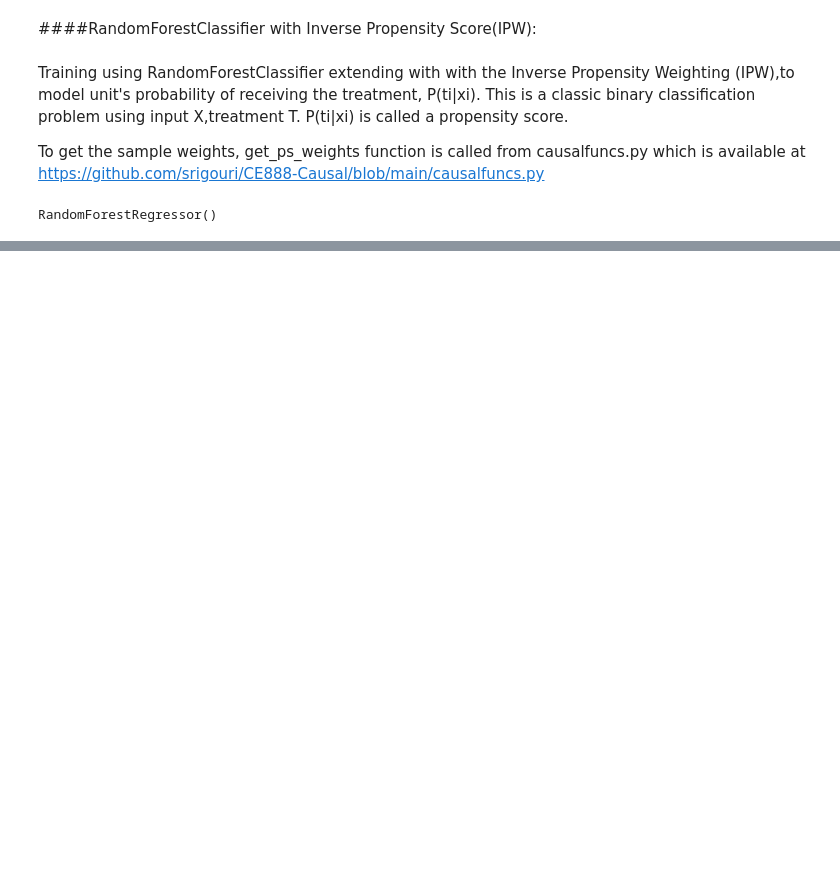
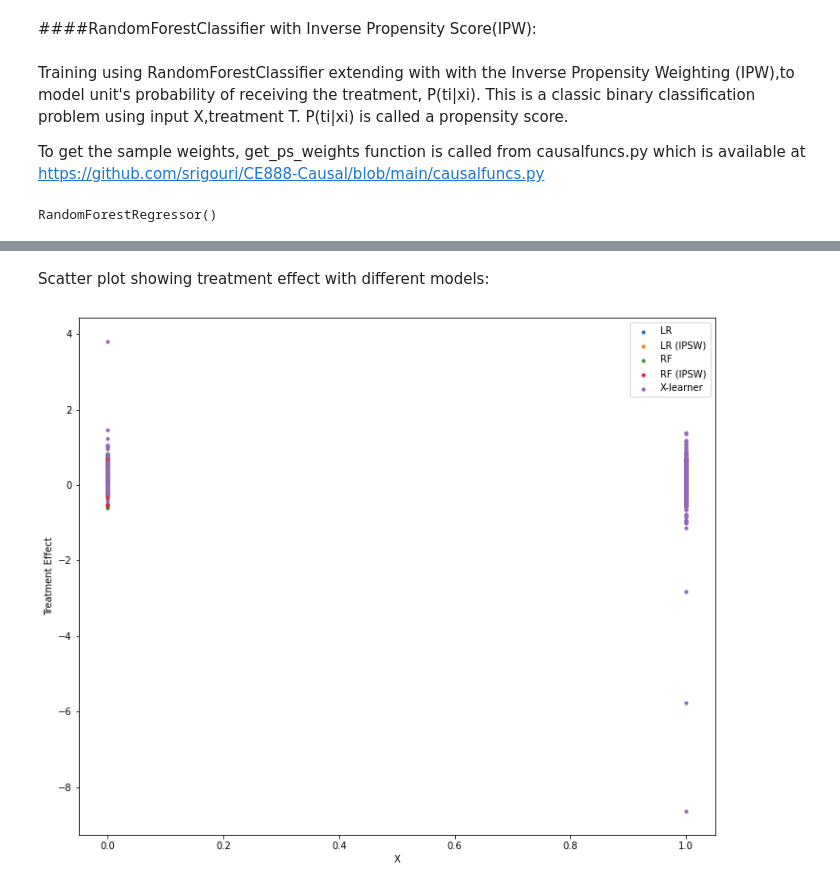
Before and after one commit to srigouri/CE888-CausalInference-Assignment2, a Jupyter notebook: Jobs_Causal.ipynb, the cells around one changed output, grey strips where cells are left out. Cells and saved outputs as stored; diff of their text form; code cells hidden in the pictures; blank space fills up the shorter version.

```diff
--- a/Jobs_Causal.ipynb
+++ b/Jobs_Causal.ipynb
@@ -284,0 +371,16 @@ disp.plot()
+# %% [markdown]
+Scatter plot showing treatment effect with different models:
+# %%
+plt.figure(figsize=(12, 10))
+m_size = 10
+plt.scatter(Y_test,lr_e_test, label="LR", s=m_size)
+plt.scatter(Y_test,lr_ipsw_e_test, label="LR (IPSW)", s=m_size)
+plt.scatter(Y_test,rf_e_test, label="RF", s=m_size)
+plt.scatter(Y_test,rf_ipsw_e_test, label="RF (IPSW)", s=m_size)
+plt.scatter(Y_test,xl_e_test, label="X-learner", s=m_size)
+plt.xlabel('X')
+plt.ylabel('Treatment Effect')
+plt.legend()
+plt.show()
+# %% [output]
+[figure, added]
```
Also changed, not shown: parts of 44 cells of this notebook.
